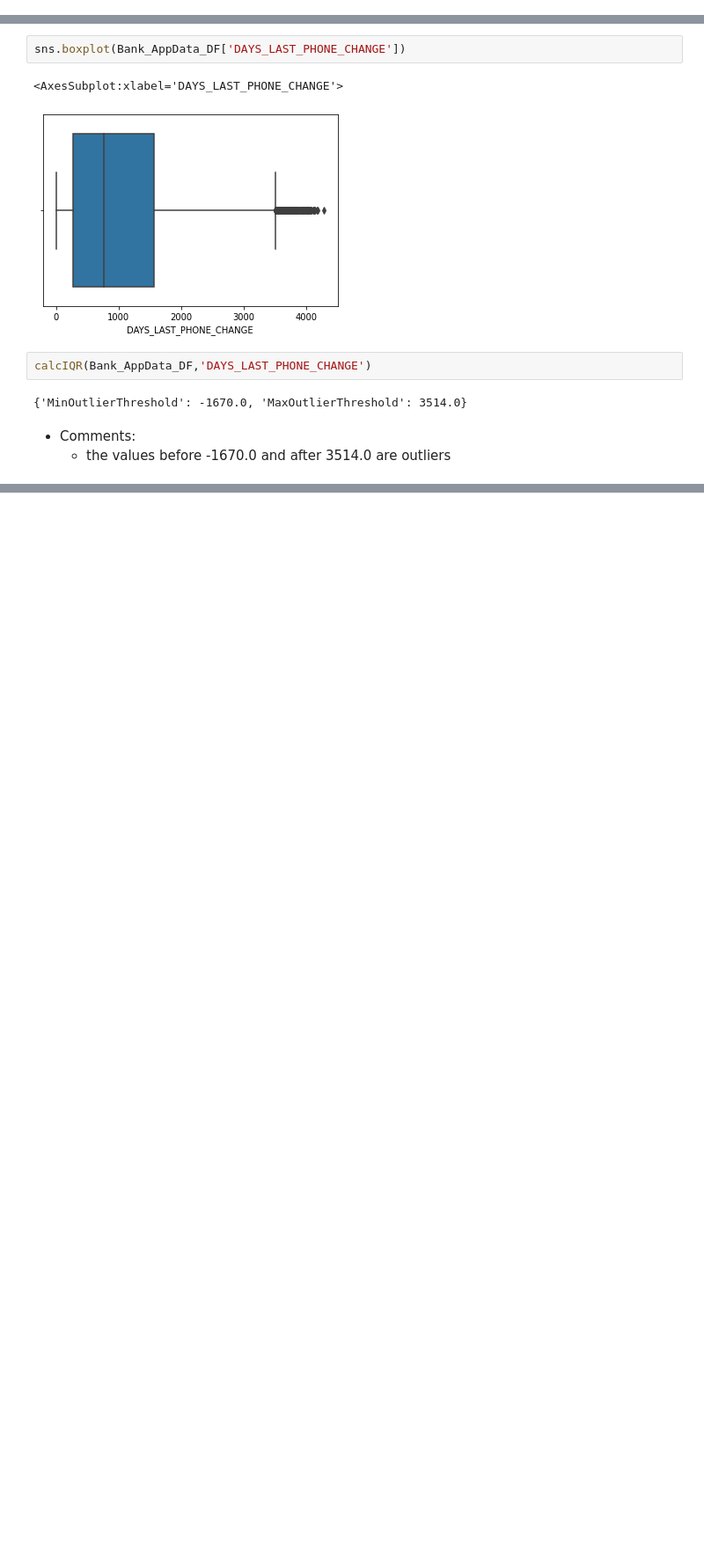
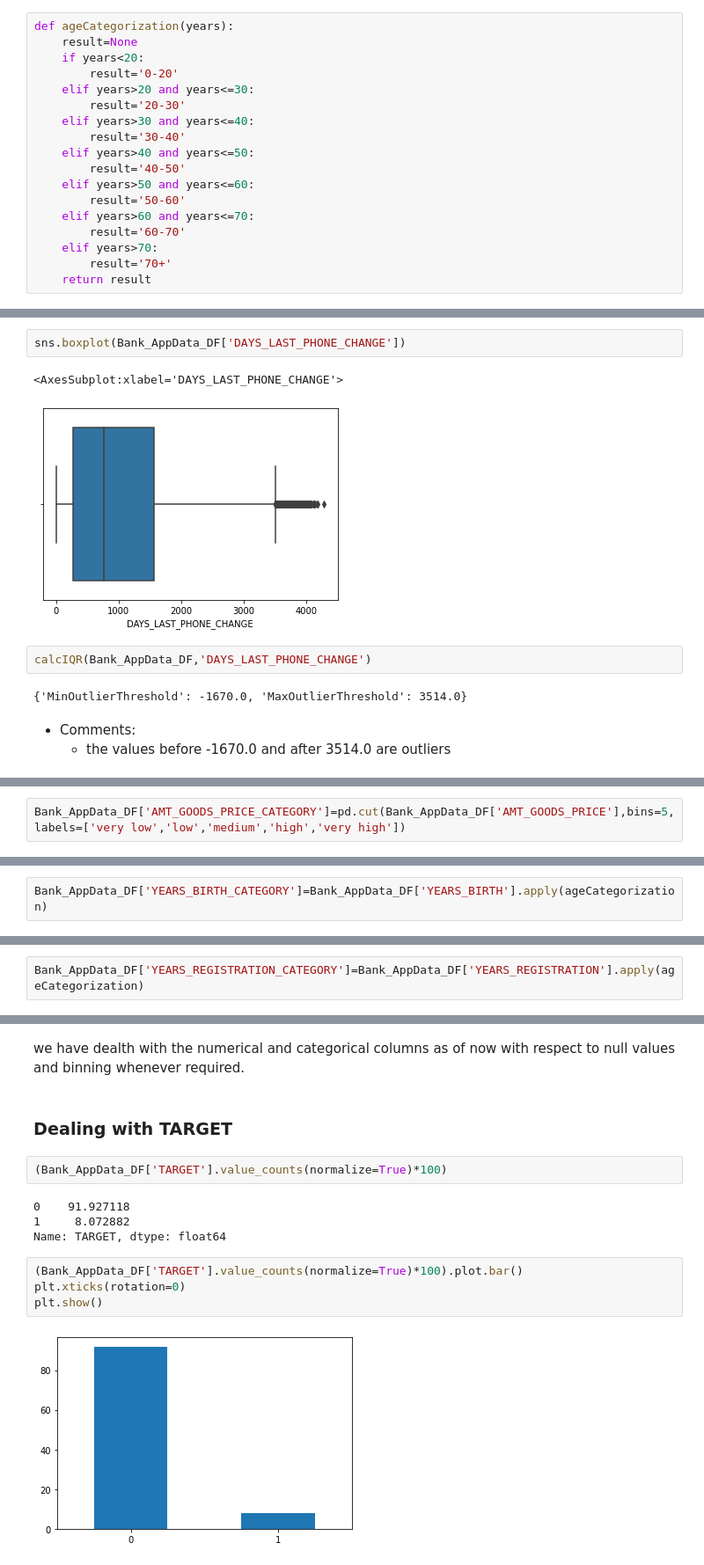
Before and after one commit to ameyabits/UPGrad, a Jupyter notebook: CaseStudy/Bank Loan Case Study/Notebooks/ApplicationData.ipynb, the cells around one changed output, grey strips where cells are left out. Shown at 88% size. Saved outputs shown, nothing was run; the diff lists cells and outputs as text; blank space fills up the shorter version.

```diff
--- a/CaseStudy/Bank Loan Case Study/Notebooks/ApplicationData.ipynb
+++ b/CaseStudy/Bank Loan Case Study/Notebooks/ApplicationData.ipynb
@@ -776,0 +779,18 @@ def calcIQR(IQR_func_df,colName):
+# %%
+def ageCategorization(years):
+    result=None
+    if years<20:
+        result='0-20'
+    elif years>20 and years<=30:
+        result='20-30'
+    elif years>30 and years<=40:
+        result='30-40'
+    elif years>40 and years<=50:
+        result='40-50'
+    elif years>50 and years<=60:
+        result='50-60'
+    elif years>60 and years<=70:
+        result='60-70'
+    elif years>70:
+        result='70+'
+    return result
@@ -979,0 +1054,2 @@ calcIQR(Bank_AppData_DF,'DAYS_LAST_PHONE_CHANGE')
+# %%
+Bank_AppData_DF['AMT_GOODS_PRICE_CATEGORY']=pd.cut(Bank_AppData_DF['AMT_GOODS_PRICE'],bins=5,labels=['very low','low','medium','high','very high'])
@@ -979,0 +1068,2 @@ calcIQR(Bank_AppData_DF,'DAYS_LAST_PHONE_CHANGE')
+# %%
+Bank_AppData_DF['YEARS_BIRTH_CATEGORY']=Bank_AppData_DF['YEARS_BIRTH'].apply(ageCategorization)
@@ -979,0 +1114,2 @@ calcIQR(Bank_AppData_DF,'DAYS_LAST_PHONE_CHANGE')
+# %%
+Bank_AppData_DF['YEARS_REGISTRATION_CATEGORY']=Bank_AppData_DF['YEARS_REGISTRATION'].apply(ageCategorization)
@@ -979,0 +1126,16 @@ calcIQR(Bank_AppData_DF,'DAYS_LAST_PHONE_CHANGE')
+# %% [markdown]
+we have dealth with the numerical and categorical columns as of now with respect to null values and binning whenever required.
+# %% [markdown]
+### Dealing with TARGET
+# %%
+(Bank_AppData_DF['TARGET'].value_counts(normalize=True)*100)
+# %% [output]
+0    91.927118
+1     8.072882
+Name: TARGET, dtype: float64
+# %%
+(Bank_AppData_DF['TARGET'].value_counts(normalize=True)*100).plot.bar()
+plt.xticks(rotation=0)
+plt.show()
+# %% [output]
+[figure, added]
```
Also changed, not shown: parts of 106 cells of this notebook, 3 other files.
